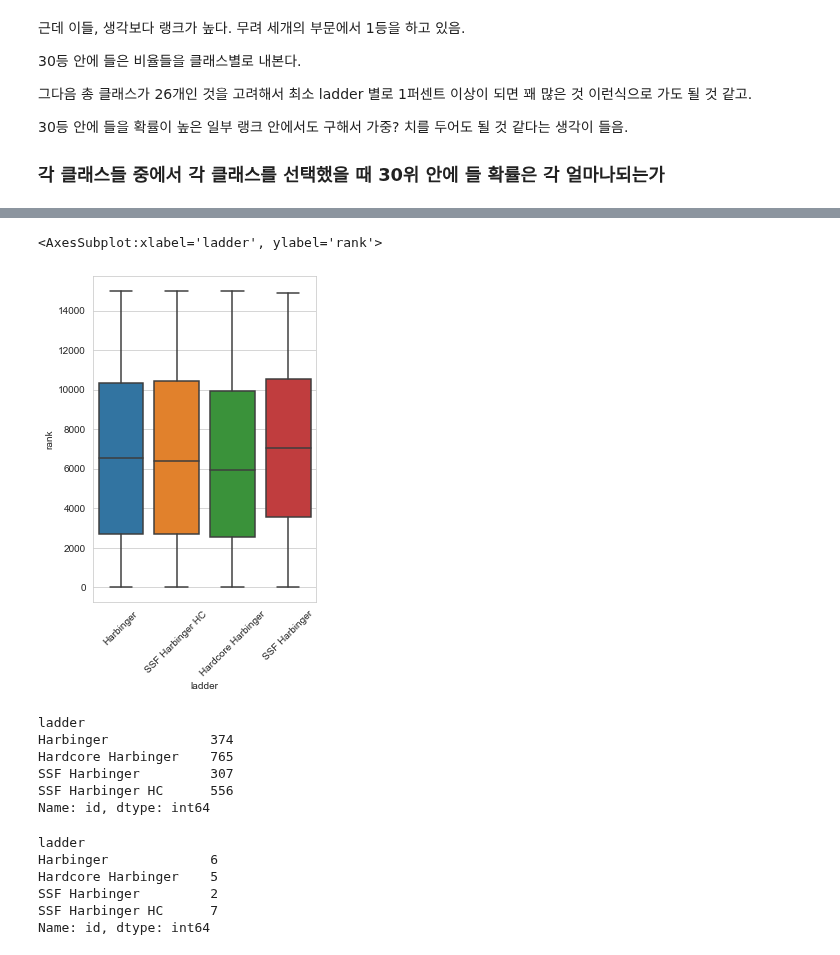
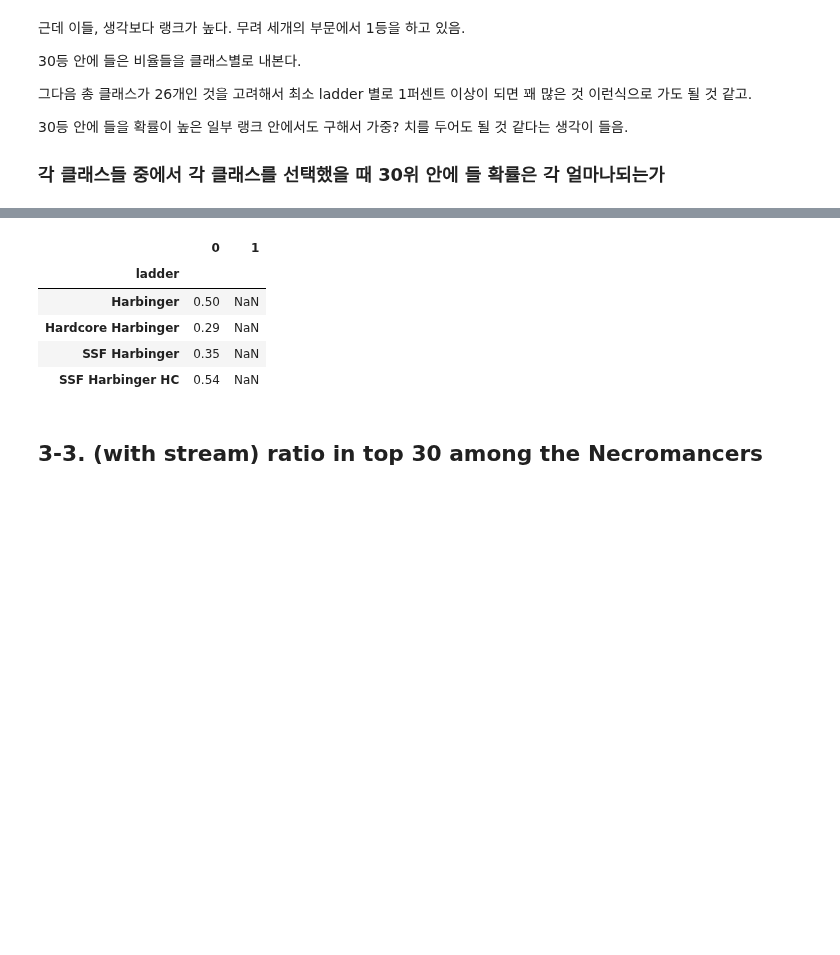
Before and after one commit to Angela-Park-JE/TIL_ver1, a Jupyter notebook: ToyPJT-POE_user/POE_rankers_analysis.ipynb, the cells around one changed output, grey strips where cells are left out. Cells and saved outputs as stored; diff of their text form; code cells hidden in the pictures; blank space fills up the shorter version.

```diff
--- a/ToyPJT-POE_user/POE_rankers_analysis.ipynb
+++ b/ToyPJT-POE_user/POE_rankers_analysis.ipynb
@@ -955,17 +955,3 @@ pandas.core.series.Series
 30등 안에 들을 확률이 높은 일부 랭크 안에서도 구해서 가중? 치를 두어도 될 것 같다는 생각이 들음.
 
 ### 각 클래스들 중에서 각 클래스를 선택했을 때 30위 안에 들 확률은 각 얼마나되는가
-# %%
-# classes sho are in top 30 among each classes by ladder
-# 30위 안에드는 해당 직업 캐릭터들은 각 직업 전체 중에서 몇 퍼나 되는가?
-
-
-classes = list(df['class'].unique())
-
-for i in classes:
-    df_bin = df[df['class'] == i]
-    df_bin30 = df_bin[df_bin['rank']<=30]
-    d = df_bin30.groupby('ladder')['id'].count() / df_bin.groupby('ladder')['id'].count() * 100
-    print("{} : top 30 ratio(%) in each class by ladder".format(i))
-    print(d)
-    print("==========================================")
@@ -991,0 +958,19 @@ Name: id, dtype: float64
+# %%
+# classes sho are in top 30 among each classes by ladder
+# 30위 안에드는 해당 직업 캐릭터들은 각 직업 전체 중에서 몇 퍼나 되는가?
+
+
+classes = list(df['class'].unique())
+# concatingdf = pd.DataFrame()
+
+for i in classes:
+    df_bin = df[df['class'] == i]
+    df_bin30 = df_bin[df_bin['rank']<=30]
+    ser = df_bin30.groupby('ladder')['id'].count() / df_bin.groupby('ladder')['id'].count() * 100
+    print("# {} : top 30 ratio(%) in each class by ladder".format(i))
+    print(ser)
+    print("==========================================")
+    if i == classes[0]:
+        ser1 = ser
+    else:
+        concatingdf = pd.concat([ser1, ser], axis=1, ignore_index=True)
@@ -992,36 +995,16 @@ Name: id, dtype: float64
+# %%
+concatingdf
+# %% [output]
+|  | 0 | 1 |
+| ladder |  |  |
+| Harbinger | 0.50 | NaN |
+| Hardcore Harbinger | 0.29 | NaN |
+| SSF Harbinger | 0.35 | NaN |
+| SSF Harbinger HC | 0.54 | NaN |
+# %% [markdown]
+## 3-3. (with stream) ratio in top 30 among the Necromancers
 # %%
 # set dataframes of Necromancers who's twitch column is not null.
 
 df_NecTw = df_Nec[df_Nec['twitch'].isnull()==False]
 df_NecTw30 = df_NecTw[df_NecTw['rank']<=30]
-# %%
-# Necromancers with stream rank boxplot by ladder
-
-plt.figure(figsize=(4,6))
-plt.xticks(rotation=45, fontsize=10)
-sns.boxplot(data = df_NecTw, x = 'ladder', y = 'rank')
-# %% [output]
-<AxesSubplot:xlabel='ladder', ylabel='rank'>
-[figure, removed]
-# %%
-# All Necromancers by ladder - with stream
-
-df_NecTw.groupby('ladder')['id'].count()
-# %% [output]
-ladder
-Harbinger             374
-Hardcore Harbinger    765
-SSF Harbinger         307
-SSF Harbinger HC      556
-Name: id, dtype: int64
-# %%
-# Necromancers Who are in top 30 by ladder - with stream
-
-df_NecTw30.groupby('ladder')['id'].count()
-# %% [output]
-ladder
-Harbinger             6
-Hardcore Harbinger    5
-SSF Harbinger         2
-SSF Harbinger HC      7
-Name: id, dtype: int64
```
Also changed, not shown: parts of 30 cells of this notebook.
